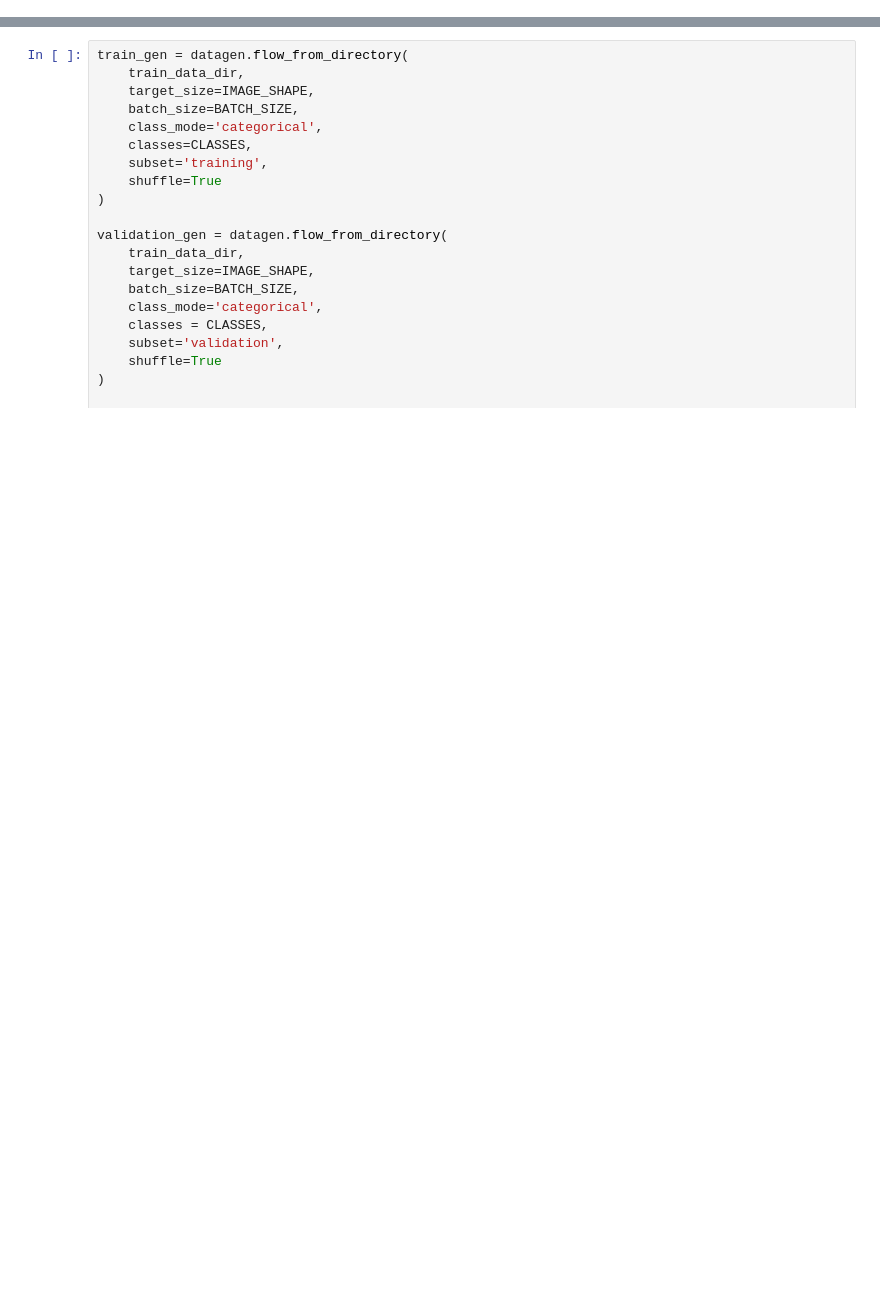
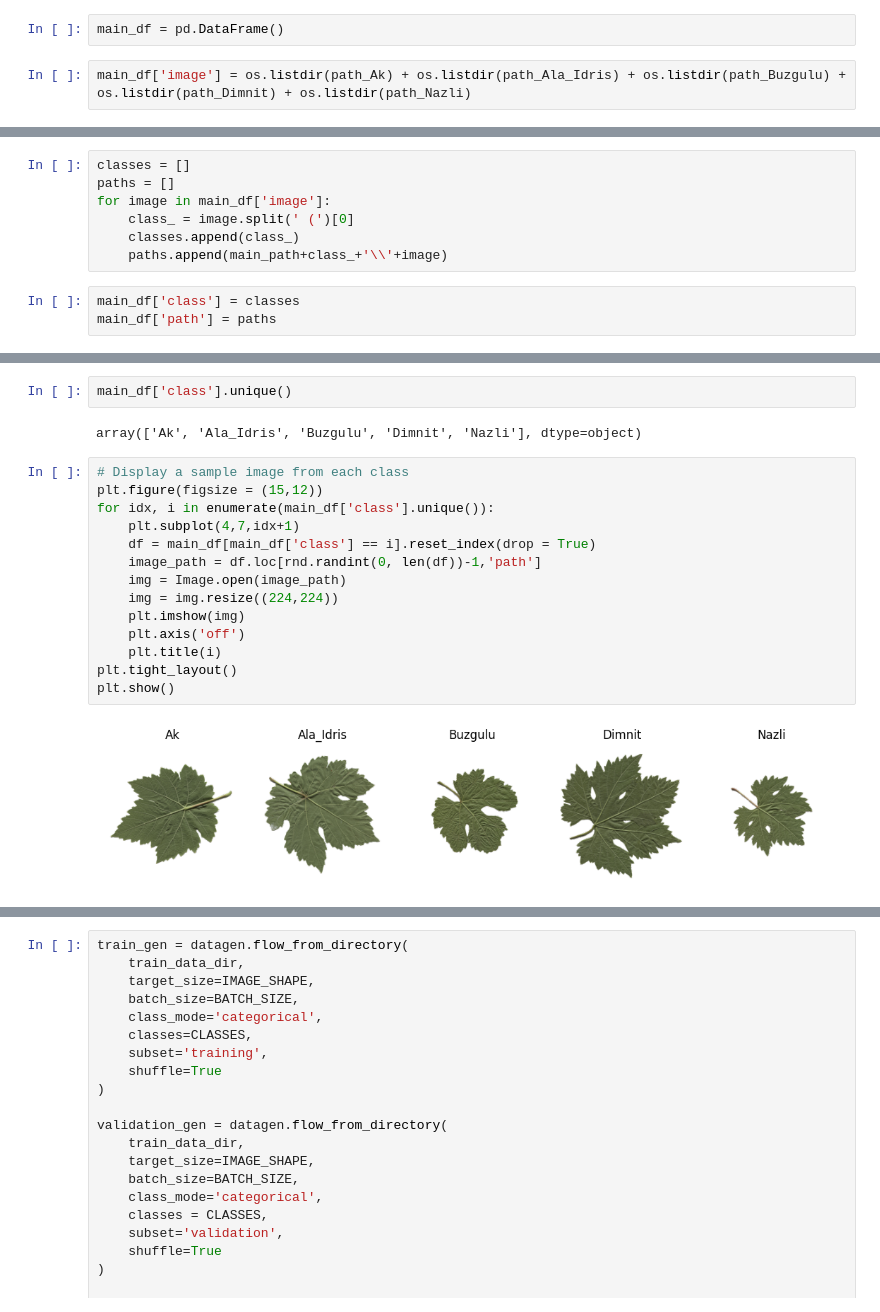
Before and after one commit to KKozakiewicz/Grapevine_leaves, a Jupyter notebook: Grapevine_leaves_classification.ipynb, the cells around one changed output, grey strips where cells are left out. Saved outputs shown, nothing was run; the diff lists cells and outputs as text; blank space fills up the shorter version.

```diff
--- a/Grapevine_leaves_classification.ipynb
+++ b/Grapevine_leaves_classification.ipynb
@@ -32,0 +87,4 @@ IMAGE_SHAPE = (img_width, img_height)
+# %%
+main_df = pd.DataFrame()
+# %%
+main_df['image'] = os.listdir(path_Ak) + os.listdir(path_Ala_Idris) + os.listdir(path_Buzgulu) + os.listdir(path_Dimnit) + os.listdir(path_Nazli)
@@ -32,0 +107,10 @@ IMAGE_SHAPE = (img_width, img_height)
+# %%
+classes = []
+paths = []
+for image in main_df['image']:
+    class_ = image.split(' (')[0]
+    classes.append(class_)
+    paths.append(main_path+class_+'\\'+image)
+# %%
+main_df['class'] = classes
+main_df['path'] = paths
@@ -32,0 +136,20 @@ IMAGE_SHAPE = (img_width, img_height)
+# %%
+main_df['class'].unique()
+# %% [output]
+array(['Ak', 'Ala_Idris', 'Buzgulu', 'Dimnit', 'Nazli'], dtype=object)
+# %%
+# Display a sample image from each class
+plt.figure(figsize = (15,12))
+for idx, i in enumerate(main_df['class'].unique()):
+    plt.subplot(4,7,idx+1)
+    df = main_df[main_df['class'] == i].reset_index(drop = True)
+    image_path = df.loc[rnd.randint(0, len(df))-1,'path']
+    img = Image.open(image_path)
+    img = img.resize((224,224))
+    plt.imshow(img)
+    plt.axis('off')
+    plt.title(i)
+plt.tight_layout()
+plt.show()
+# %% [output]
+[figure, added]
```
Also changed, not shown: parts of 34 cells of this notebook.
